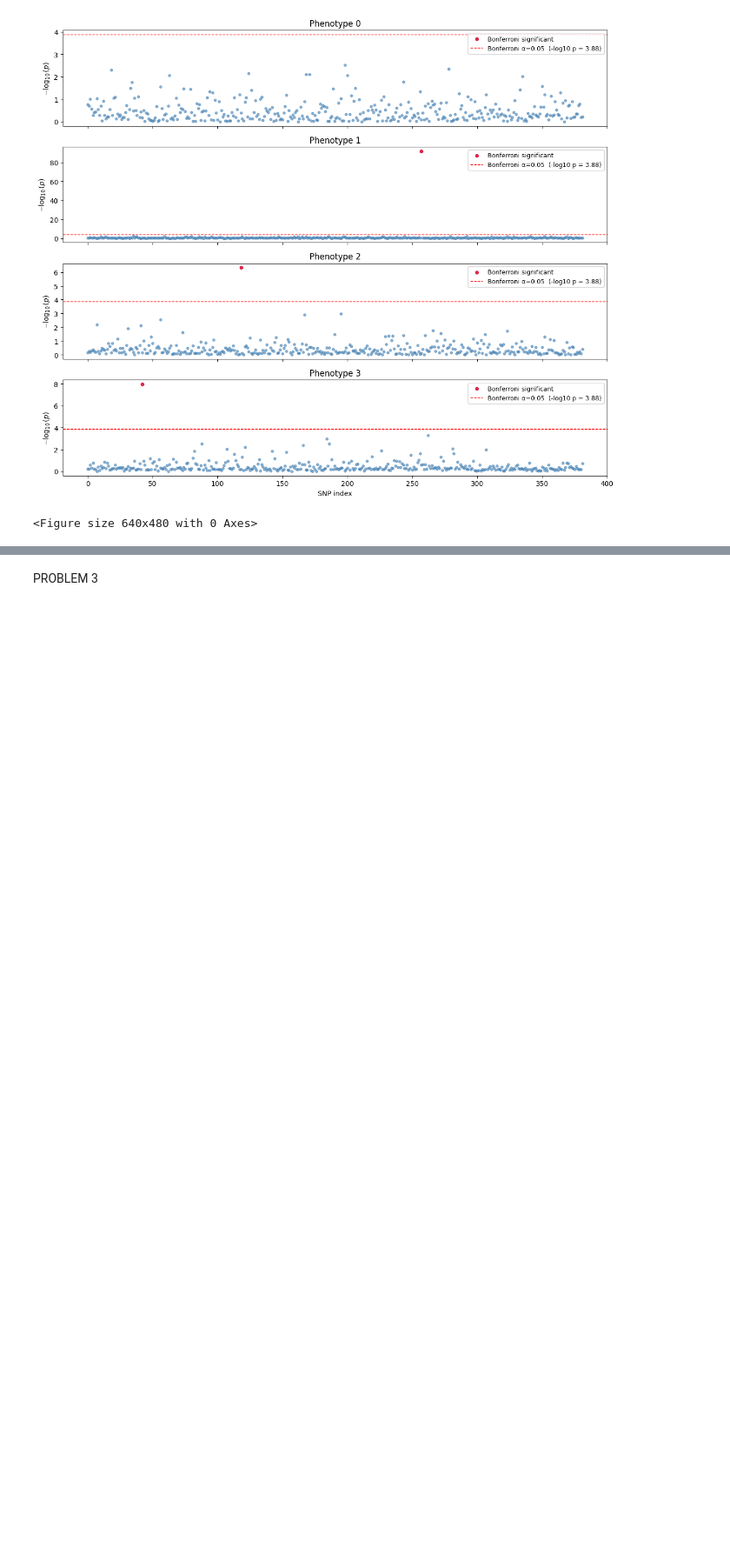
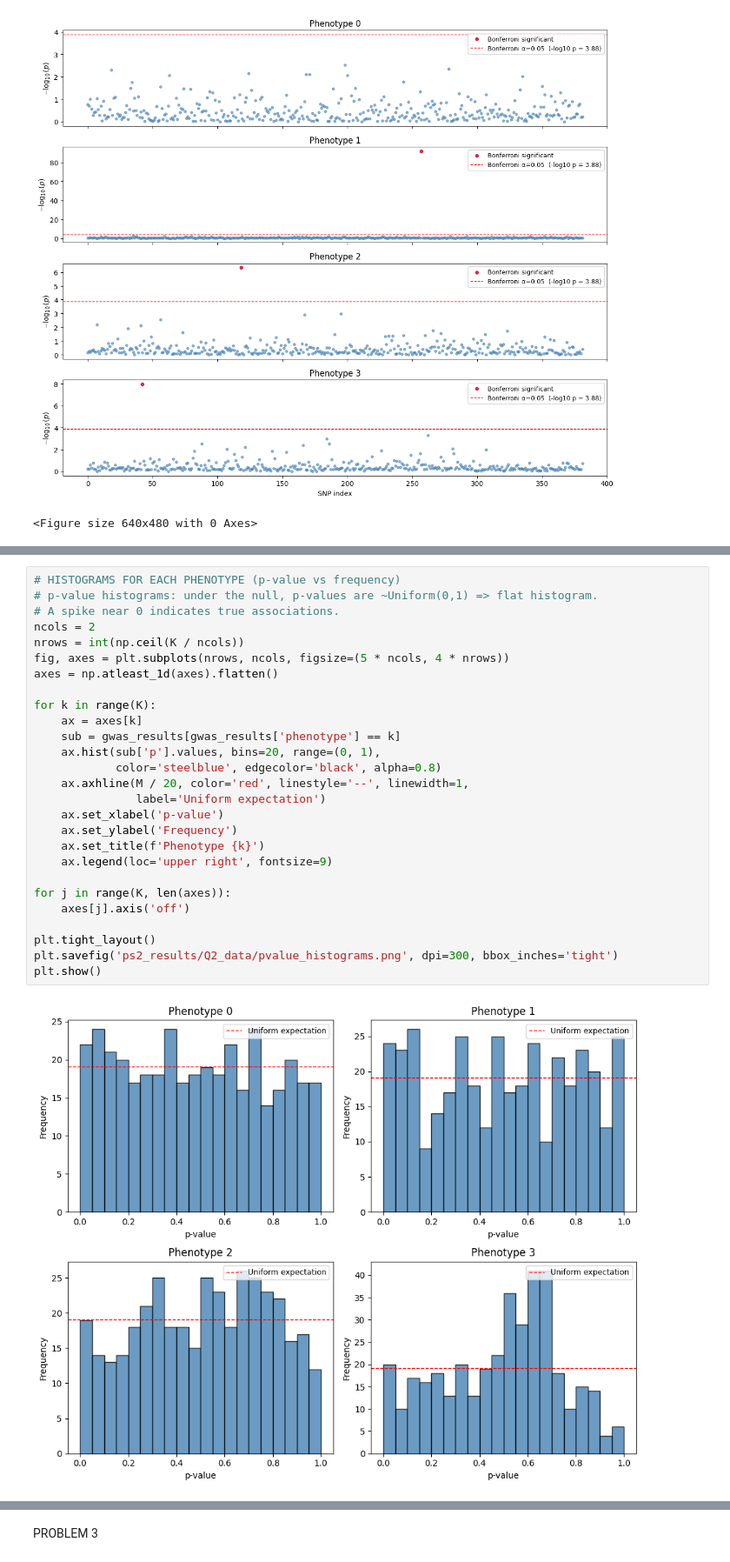
Before and after one commit to Mike-Mans/ps2, a Jupyter notebook: CS_C124_PS2_Template.ipynb, the cells around one changed output, grey strips where cells are left out. Shown at 87% size. Cells and saved outputs as stored; diff of their text form; blank space fills up the shorter version.

```diff
--- a/CS_C124_PS2_Template.ipynb
+++ b/CS_C124_PS2_Template.ipynb
@@ -143,0 +179,29 @@ plt.savefig('ps2_results/Q2_data/manhattan_plots.png', dpi=300, bbox_inches='tig
+# %%
+# HISTOGRAMS FOR EACH PHENOTYPE (p-value vs frequency)
+# p-value histograms: under the null, p-values are ~Uniform(0,1) => flat histogram.
+# A spike near 0 indicates true associations.
+ncols = 2
+nrows = int(np.ceil(K / ncols))
+fig, axes = plt.subplots(nrows, ncols, figsize=(5 * ncols, 4 * nrows))
+axes = np.atleast_1d(axes).flatten()
+
+for k in range(K):
+    ax = axes[k]
+    sub = gwas_results[gwas_results['phenotype'] == k]
+    ax.hist(sub['p'].values, bins=20, range=(0, 1),
+            color='steelblue', edgecolor='black', alpha=0.8)
+    ax.axhline(M / 20, color='red', linestyle='--', linewidth=1,
+               label='Uniform expectation')
+    ax.set_xlabel('p-value')
+    ax.set_ylabel('Frequency')
+    ax.set_title(f'Phenotype {k}')
+    ax.legend(loc='upper right', fontsize=9)
+
+for j in range(K, len(axes)):
+    axes[j].axis('off')
+
+plt.tight_layout()
+plt.savefig('ps2_results/Q2_data/pvalue_histograms.png', dpi=300, bbox_inches='tight')
+plt.show()
+# %% [output]
+[figure, added]
```
Also changed, not shown: parts of 4 cells of this notebook, 3 other files.
